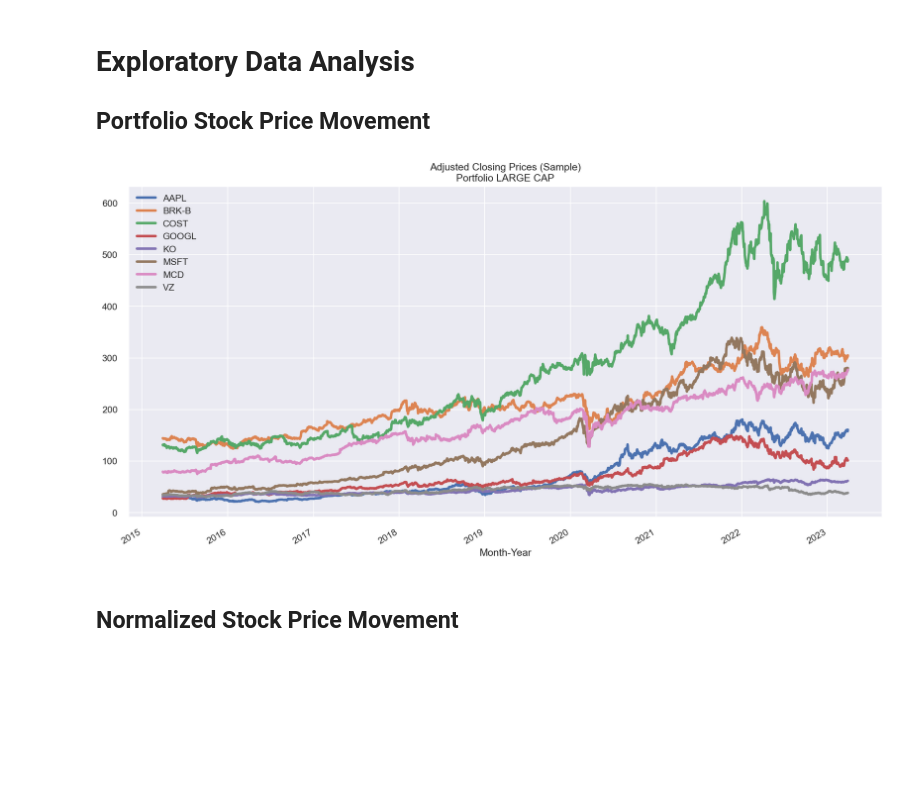
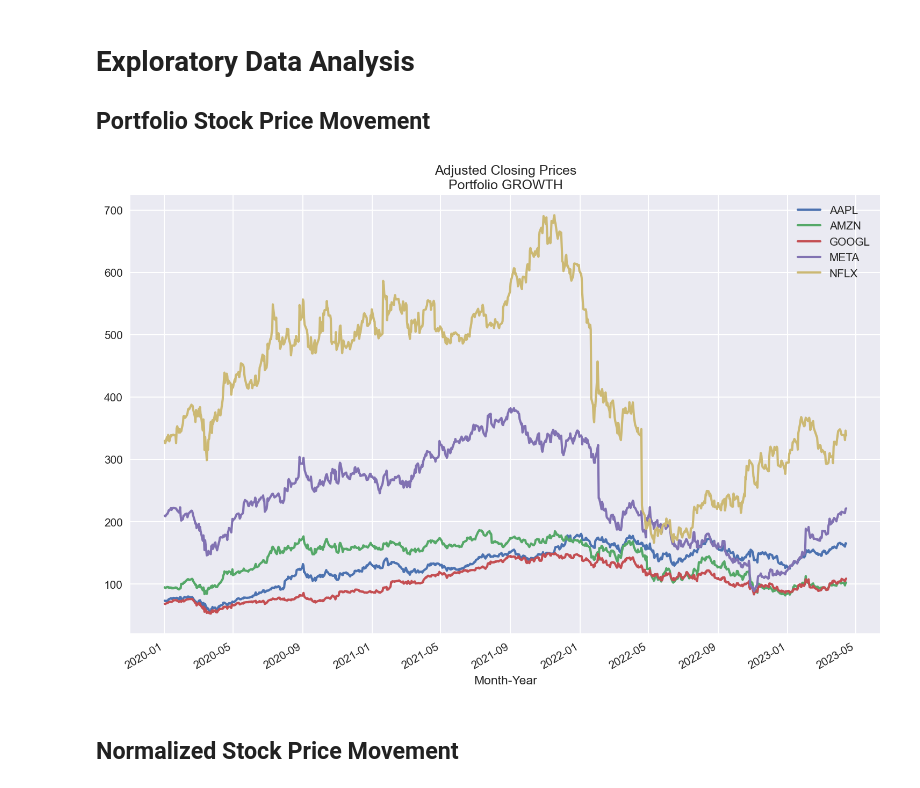
Before and after one commit to RayS1/Stock_Portfolio_Optimization, a Jupyter notebook: Stock_Portfolio_Optimization_Exploratory_Data_Analysis.ipynb, the cells around one changed output. Cells and saved outputs as stored; diff of their text form; code cells hidden in the pictures; blank space fills up the shorter version.

Commit message:
Working version, before submission

```diff
--- a/Stock_Portfolio_Optimization_Exploratory_Data_Analysis.ipynb
+++ b/Stock_Portfolio_Optimization_Exploratory_Data_Analysis.ipynb
@@ -185,39 +142,43 @@ It is a portfolio contining ETF with ticker symbol SPY only. This is a dummy por
 # %%
 # Define Global Constant values
 
-# Start and end dates are assigned for capturing ten years of stock price history.
+# Start and end dates are assigned for capturing eight+ years of stock price history.
 END_DATE = dt.datetime.now()
-START_DATE = '2015-03-31'
+START_DATE = '2014-12-31'
 
-NUM_SIMULATIONS = 100000 # Number of times Monte Carlo Simulation to be run for each of the portfolios
+NUM_SIMS = 100_000 # Number of times Monte Carlo Simulation to be run for each of the portfolios
 
-NUM_TRADING_DAYS = 252 # Number of trading days in a year
+DAYS_SIMS = 21 # Number of days Monte Carlo Simulation to be run
 
-RISK_FREE_RATE = 0.03 # Risk free rate is 3.00%
+DEBUG = False # whether debug mode; in debug mode file names contain CODE_VERSION suffix
+
+NUM_TRADE_DAYS = 252 # Number of trading days in a year
+
+ALL_PORTFOLIOS_X = {
+    # Growth Stock Portfolio
+    'GROWTH': ['AAPL', 'AMZN', 'GOOGL', 'META', 'NFLX']
+}
 
 ALL_PORTFOLIOS = {
     # Starter Stock Portfolio
     'STARTER': ['AAPL', 'BRK-B', 'COST', 'GOOGL', 'KO', 'MSFT', 'NEE', 'PFE', 'T'],
     # Large Cap Blue-Chips Portfolio
-    'LARGE CAP': ['AAPL', 'BRK-B','COST', 'GOOGL', 'KO', 'MSFT', 'MCD', 'VZ'],
+    'LARGE CAPS': ['AAPL', 'BRK-B','COST', 'GOOGL', 'KO', 'MSFT', 'MCD', 'VZ'],
     # Dividend Stocks Portfolio
     'DIVIDEND': ['CAT', 'CVX', 'JNJ', 'LOW', 'MCD', 'PEP', 'PG', 'TGT', 'WBA', 'WMT'],
     # Value Stock Poprtfolio
     'VALUE': ['AAPL', 'BAC', 'KO', 'CVX', 'AXP', 'OXY', 'MCO', 'USB', 'ATVI', 'HPE'],
     # Growth Stock Portfolio
     'GROWTH': ['AAPL', 'AMZN', 'GOOGL', 'META', 'NFLX'],
-    # Beat the market portfolio
-    'BEAT THE MARKET': ['AMD', 'DXCM', 'ECL', 'FICO', 'MA', 'MSFT', 'NFLX', 'NVO', 'PAYC', 'PCTY', 'PYPL', 'SEDG'],
     # My own stock portfolio
     'MY PORTFOLIO': ['AAPL', 'AMZN', 'GOOGL', 'GS', 'JNJ', 'MSFT', 'PFE'],
-    # SPY only
-    'SPY ONLY': ['SPY']
+    # SPY only - for benchmarking
+    'S&P-500': ['SPY']
 }
 
 # Global variable assignment
-ONE_PORTFOLIO_TICKERS = ALL_PORTFOLIOS['MY PORTFOLIO']
-ONE_PORTFOLIO_NAME = 'LARGE CAP'
-ONE_STOCK_TICKER = 'AAPL'
+ONE_PORTFOLIO = 'GROWTH'
+ONE_STOCK_TICKER = 'NFLX'
 
 ALL_SYMBOLS = []
 for portfolio_name, portfolio_symbols in ALL_PORTFOLIOS.items():
@@ -588,7 +541,7 @@ def plot_data(df, title, x_label, y_label=''):
     - the plot
     """
     # Set plot size
-    plt.figure(figsize=(16, 8), dpi=150)
+    plt.figure(figsize=(12, 8), dpi=150)
 
     # For each ticker plot data
     for column in df.columns:
@@ -663,12 +616,12 @@ def plot_moving_averages(ticker, df, start_date, end_date, window1=20, window2=2
 ## Portfolio Stock Price Movement
 # %%
 ## Plot Nominal Stock Prices for each of the portfolios
-pfo = ONE_PORTFOLIO_NAME
-pfo_stock_price_df = stock_price_df[ALL_PORTFOLIOS[pfo]]
-with mpl.rc_context({'lines.linewidth': 3, 'lines.linestyle': '-'}):
-    plot_data(pfo_stock_price_df, 'Adjusted Closing Prices (Sample)\nPortfolio ' + pfo, 'Month-Year')
+pfo = ONE_PORTFOLIO
+pfo_stock_price_df = stock_price_df[ALL_PORTFOLIOS[pfo]]['2020-01-01':]
+with mpl.rc_context({'lines.linewidth': 2, 'lines.linestyle': '-'}):
+    plot_data(pfo_stock_price_df, 'Adjusted Closing Prices\nPortfolio ' + pfo, 'Month-Year')
 # %% [output]
-[figure, old version]
+[figure, new version]
 # %% [markdown]
 ## Normalized Stock Price Movement
 # %%
```
Also changed, not shown: parts of 55 cells of this notebook, 3 other files.
